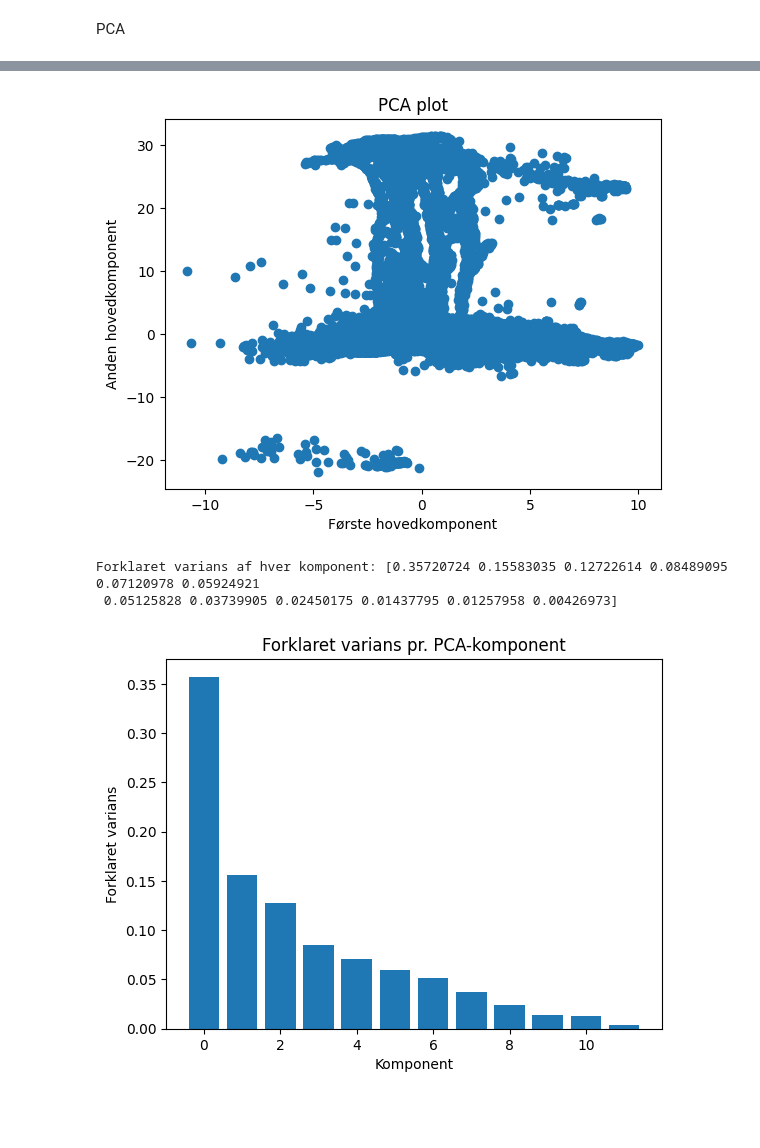
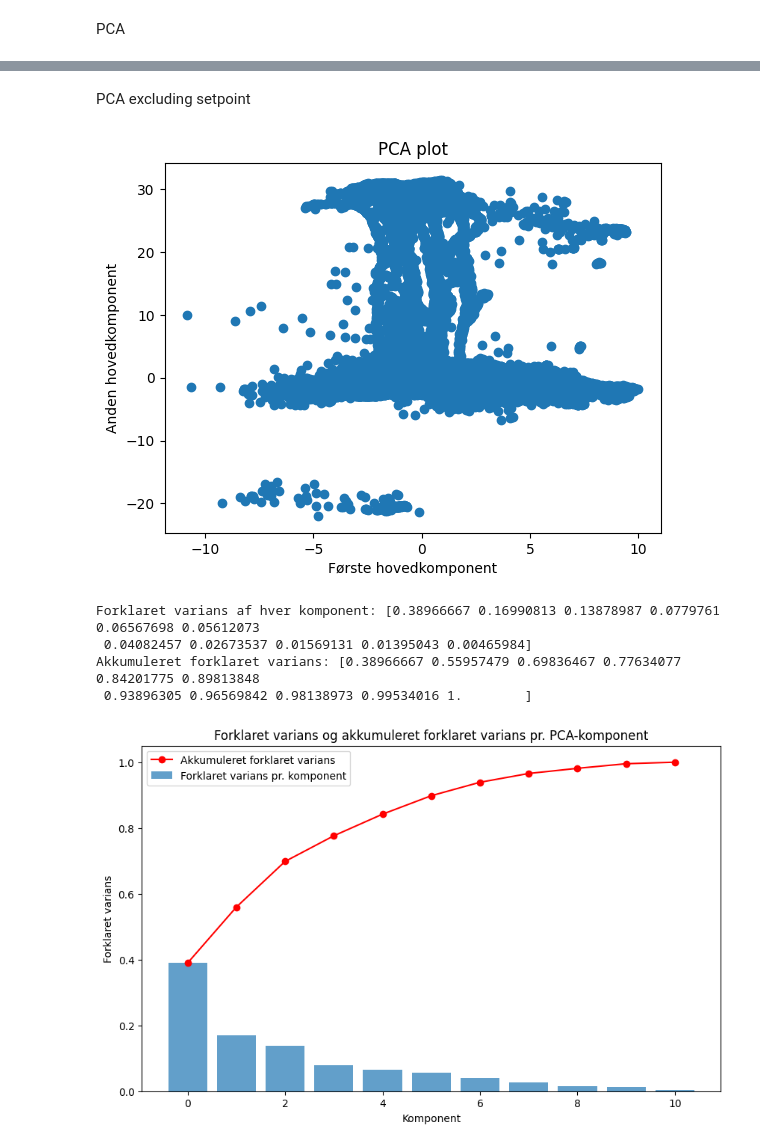
Before and after one commit to muhammadhussain-ops/DeepLearningProject, a Jupyter notebook: DataAnalysis.ipynb, the cells around one changed output, grey strips where cells are left out. Drawn from its saved outputs; the diff is of its cells as text; code cells hidden in the pictures; blank space fills up the shorter version.

```diff
--- a/DataAnalysis.ipynb
+++ b/DataAnalysis.ipynb
@@ -155,6 +207,12 @@ PCA
+# %% [markdown]
+PCA excluding setpoint
 # %%
 scaler = StandardScaler()
-scaled_data = scaler.fit_transform(df.select_dtypes(include=[float, int]))
+# Create a new DataFrame excluding a specific column
+# Replace 'column_name' with the name of the column you want to exclude
+new_df = df.drop(columns=['SetPoint'])
+
+scaled_data = scaler.fit_transform(new_df.select_dtypes(include=[float, int]))
 
 # Kør PCA (sæt n_components til 2 for at kunne plotte i 2D)
 pca = PCA(n_components=len(scaled_data.T))
@@ -167,18 +225,29 @@ plt.ylabel("Anden hovedkomponent")
 plt.title("PCA plot")
 plt.show()
 # %% [output]
-[figure, old version]
+[figure, new version]
 # %%
+# Calculate explained variance for each component
 explained_variance = pca.explained_variance_ratio_
+cumulative_variance = explained_variance.cumsum()  # Compute cumulative explained variance
+
 print("Forklaret varians af hver komponent:", explained_variance)
+print("Akkumuleret forklaret varians:", cumulative_variance)
 
-# Plot forklaret varians for hver komponent
-plt.bar(range(len(explained_variance)), explained_variance)
+# Plot explained variance for each component
+plt.figure(figsize=(10, 6))
+plt.bar(range(len(explained_variance)), explained_variance, alpha=0.7, label="Forklaret varians pr. komponent")
+plt.plot(range(len(cumulative_variance)), cumulative_variance, marker='o', color='r', label="Akkumuleret forklaret varians")
+
+# Adding labels and title
 plt.xlabel("Komponent")
 plt.ylabel("Forklaret varians")
-plt.title("Forklaret varians pr. PCA-komponent")
+plt.title("Forklaret varians og akkumuleret forklaret varians pr. PCA-komponent")
+plt.legend()
 plt.show()
 # %% [output]
-Forklaret varians af hver komponent: [0.35720724 0.15583035 0.12722614 0.08489095 0.07120978 0.05924921
- 0.05125828 0.03739905 0.02450175 0.01437795 0.01257958 0.00426973]
+Forklaret varians af hver komponent: [0.38966667 0.16990813 0.13878987 0.0779761  0.06567698 0.05612073
+ 0.04082457 0.02673537 0.01569131 0.01395043 0.00465984]
+Akkumuleret forklaret varians: [0.38966667 0.55957479 0.69836467 0.77634077 0.84201775 0.89813848
+ 0.93896305 0.96569842 0.98138973 0.99534016 1.        ]
-[figure, old version]
+[figure, new version]
```
Also changed, not shown: parts of 2 cells of this notebook.
